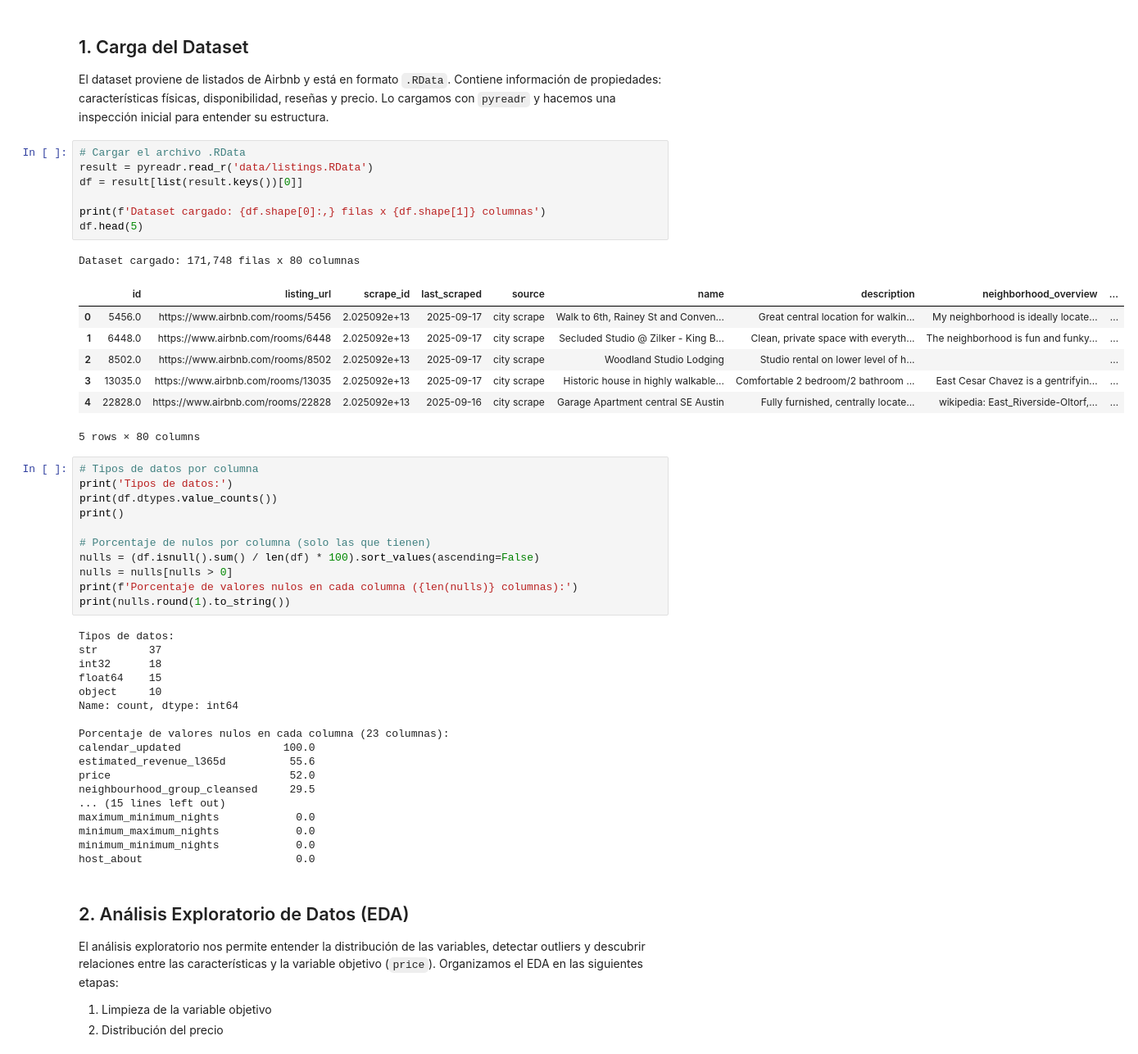
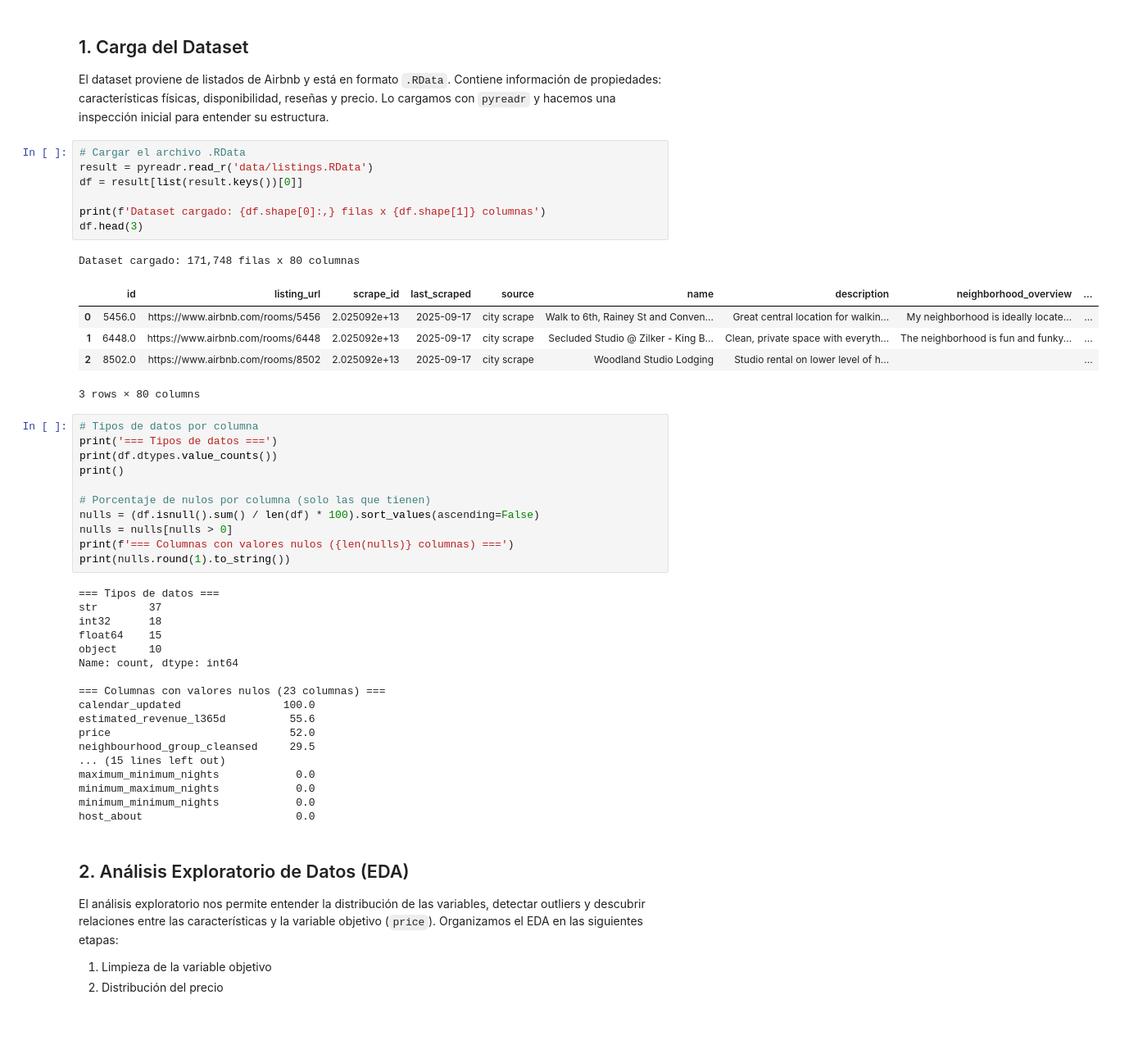
Before and after one commit to Jonialen/mineDatos-lab3, a Jupyter notebook: lab3.ipynb, the cells around one changed output. Shown at 82% size. Drawn from its saved outputs; the diff is of its cells as text; blank space fills up the shorter version.

```diff
--- a/lab3.ipynb
+++ b/lab3.ipynb
@@ -45,39 +41,37 @@ El dataset proviene de listados de Airbnb y está en formato `.RData`. Contiene
 # %%
 # Cargar el archivo .RData
 result = pyreadr.read_r('data/listings.RData')
 df = result[list(result.keys())[0]]
 
 print(f'Dataset cargado: {df.shape[0]:,} filas x {df.shape[1]} columnas')
-df.head(5)
+df.head(3)
 # %% [output]
 Dataset cargado: 171,748 filas x 80 columnas
 |  | id | listing_url | scrape_id | last_scraped | source | name | description | neighborhood_overview | ... |
 | 0 | 5456.0 | https://www.airbnb.com/rooms/5456 | 2.025092e+13 | 2025-09-17 | city scrape | Walk to 6th, Rainey St and Conven... | Great central location for walkin... | My neighborhood is ideally locate... | ... |
 | 1 | 6448.0 | https://www.airbnb.com/rooms/6448 | 2.025092e+13 | 2025-09-17 | city scrape | Secluded Studio @ Zilker - King B... | Clean, private space with everyth... | The neighborhood is fun and funky... | ... |
 | 2 | 8502.0 | https://www.airbnb.com/rooms/8502 | 2.025092e+13 | 2025-09-17 | city scrape | Woodland Studio Lodging | Studio rental on lower level of h... |  | ... |
-| 3 | 13035.0 | https://www.airbnb.com/rooms/13035 | 2.025092e+13 | 2025-09-17 | city scrape | Historic house in highly walkable... | Comfortable 2 bedroom/2 bathroom ... | East Cesar Chavez is a gentrifyin... | ... |
-| 4 | 22828.0 | https://www.airbnb.com/rooms/22828 | 2.025092e+13 | 2025-09-16 | city scrape | Garage Apartment central SE Austin | Fully furnished, centrally locate... | wikipedia: East_Riverside-Oltorf,... | ... |
-5 rows × 80 columns
+3 rows × 80 columns
 # %%
 # Tipos de datos por columna
-print('Tipos de datos:')
+print('=== Tipos de datos ===')
 print(df.dtypes.value_counts())
 print()
 
 # Porcentaje de nulos por columna (solo las que tienen)
 nulls = (df.isnull().sum() / len(df) * 100).sort_values(ascending=False)
 nulls = nulls[nulls > 0]
-print(f'Porcentaje de valores nulos en cada columna ({len(nulls)} columnas):')
+print(f'=== Columnas con valores nulos ({len(nulls)} columnas) ===')
 print(nulls.round(1).to_string())
 # %% [output]
-Tipos de datos:
+=== Tipos de datos ===
 str        37
 int32      18
 float64    15
 object     10
 Name: count, dtype: int64
 
-Porcentaje de valores nulos en cada columna (23 columnas):
+=== Columnas con valores nulos (23 columnas) ===
 calendar_updated                100.0
 estimated_revenue_l365d          55.6
 price                            52.0
```
Also changed, not shown: parts of 40 cells of this notebook.
